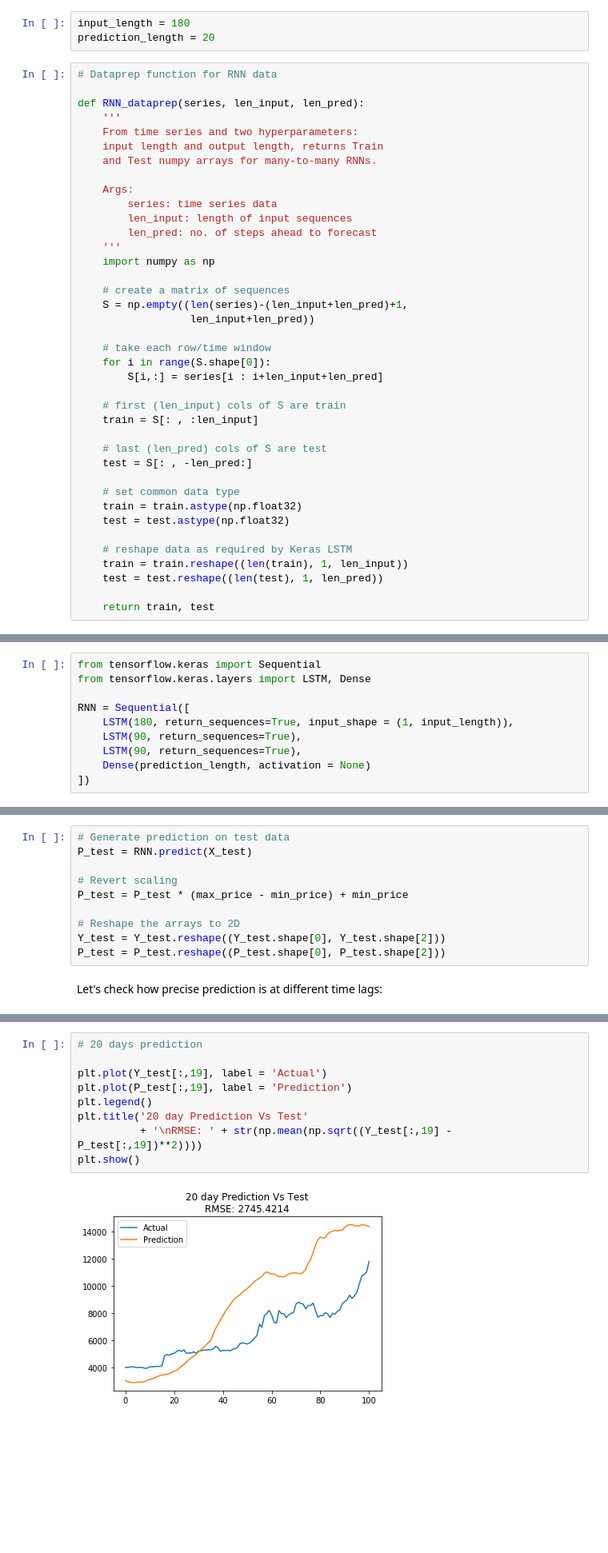
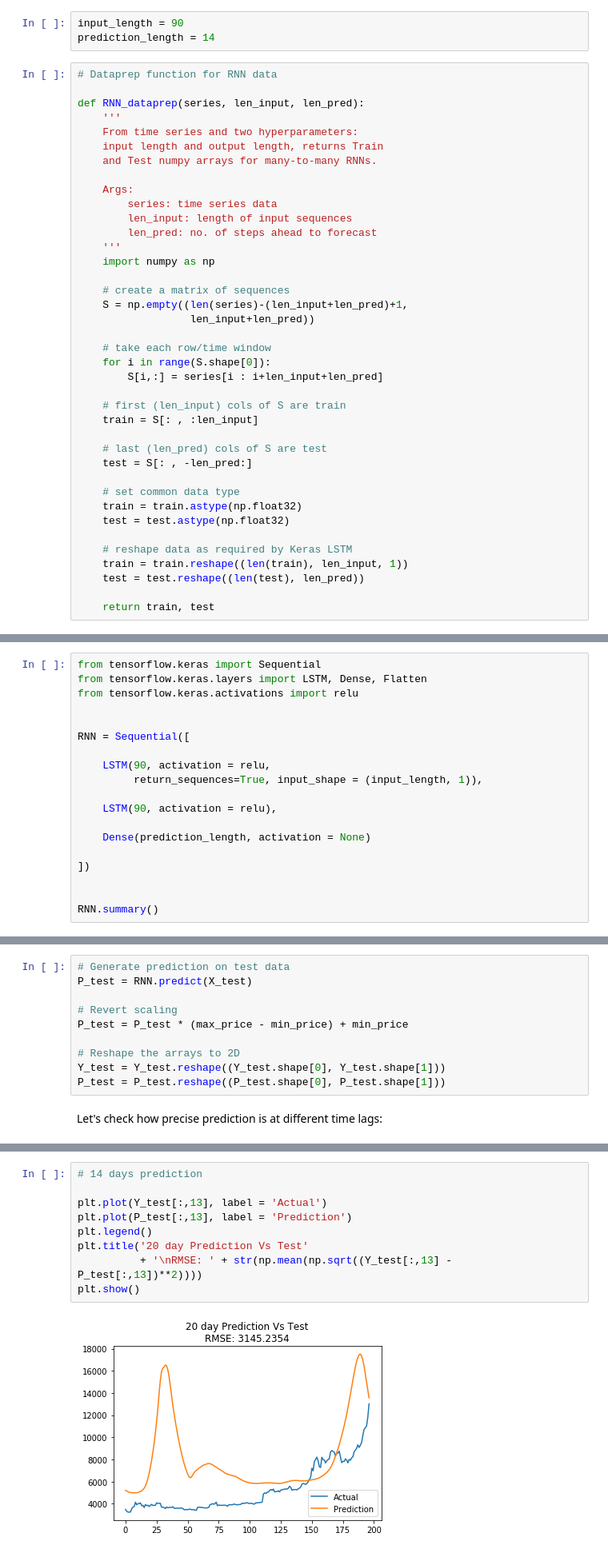
Before and after one commit to IvanBongiorni/TensorFlow2.0_Notebooks, a Jupyter notebook: TensorFlow2.0__04.02_RNN_many2many.ipynb, the cells around one changed output, grey strips where cells are left out. Shown: that part at 80% size. Saved outputs shown, nothing was run; the diff lists cells and outputs as text; blank space fills up the shorter version.

```diff
--- a/TensorFlow2.0__04.02_RNN_many2many.ipynb
+++ b/TensorFlow2.0__04.02_RNN_many2many.ipynb
@@ -125,8 +130,8 @@ E, F, G       H, I
 
 The observations RNNs receive as inputs are series of data. Each series covers a time window of the series. Their length is an hyperparameter of the model that one can choose, and that I determined by an input of 180 days. The output sequence will be 7 days instead, meaning I'll try to predict the next week of BTC price.
 # %%
-input_length = 180
-prediction_length = 20
+input_length = 90
+prediction_length = 14
 # %%
 # Dataprep function for RNN data
 
@@ -162,8 +167,8 @@ def RNN_dataprep(series, len_input, len_pred):
     test = test.astype(np.float32)
 
     # reshape data as required by Keras LSTM
-    train = train.reshape((len(train), 1, len_input))
-    test = test.reshape((len(test), 1, len_pred))
+    train = train.reshape((len(train), len_input, 1))
+    test = test.reshape((len(test), len_pred))
 
     return train, test
 # %%
@@ -208,10 +213,19 @@ Finally, `Dense(1)` means the output of the Network is the Bitcoin price of the
 # %%
 from tensorflow.keras import Sequential
-from tensorflow.keras.layers import LSTM, Dense
+from tensorflow.keras.layers import LSTM, Dense, Flatten
+from tensorflow.keras.activations import relu
+
 
 RNN = Sequential([
-    LSTM(180, return_sequences=True, input_shape = (1, input_length)),
-    LSTM(90, return_sequences=True),
-    LSTM(90, return_sequences=True),
+
+    LSTM(90, activation = relu,
+         return_sequences=True, input_shape = (input_length, 1)),
+
+    LSTM(90, activation = relu),
+
     Dense(prediction_length, activation = None)
+
 ])
+
+
+RNN.summary()
@@ -333,8 +341,8 @@ P_test = RNN.predict(X_test)
 P_test = P_test * (max_price - min_price) + min_price
 
 # Reshape the arrays to 2D
-Y_test = Y_test.reshape((Y_test.shape[0], Y_test.shape[2]))
-P_test = P_test.reshape((P_test.shape[0], P_test.shape[2]))
+Y_test = Y_test.reshape((Y_test.shape[0], Y_test.shape[1]))
+P_test = P_test.reshape((P_test.shape[0], P_test.shape[1]))
 # %% [markdown]
 Let's check how precise prediction is at different time lags:
 # %%
@@ -362,14 +370,14 @@ plt.show()
 # %%
-# 20 days prediction
+# 14 days prediction
 
-plt.plot(Y_test[:,19], label = 'Actual')
-plt.plot(P_test[:,19], label = 'Prediction')
+plt.plot(Y_test[:,13], label = 'Actual')
+plt.plot(P_test[:,13], label = 'Prediction')
 plt.legend()
 plt.title('20 day Prediction Vs Test'
-          + '\nRMSE: ' + str(np.mean(np.sqrt((Y_test[:,19] - P_test[:,19])**2))))
+          + '\nRMSE: ' + str(np.mean(np.sqrt((Y_test[:,13] - P_test[:,13])**2))))
 plt.show()
 # %% [output]
-[figure, old version]
+[figure, new version]
 # %% [markdown]
 I'll check visually the prediction at all the available time lags:
 # %%
```
Also changed, not shown: parts of 21 cells of this notebook.
